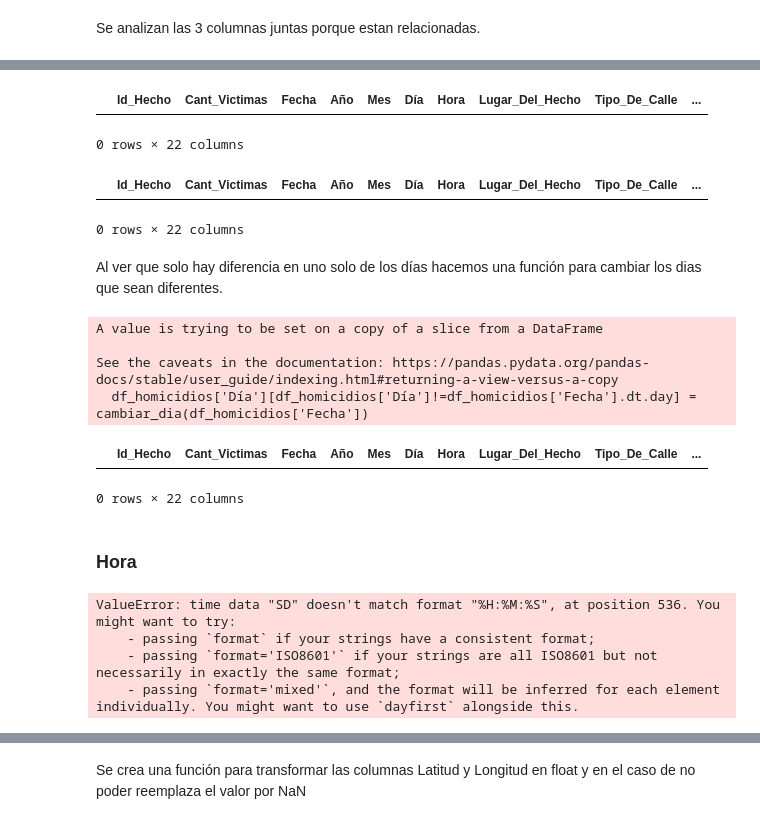
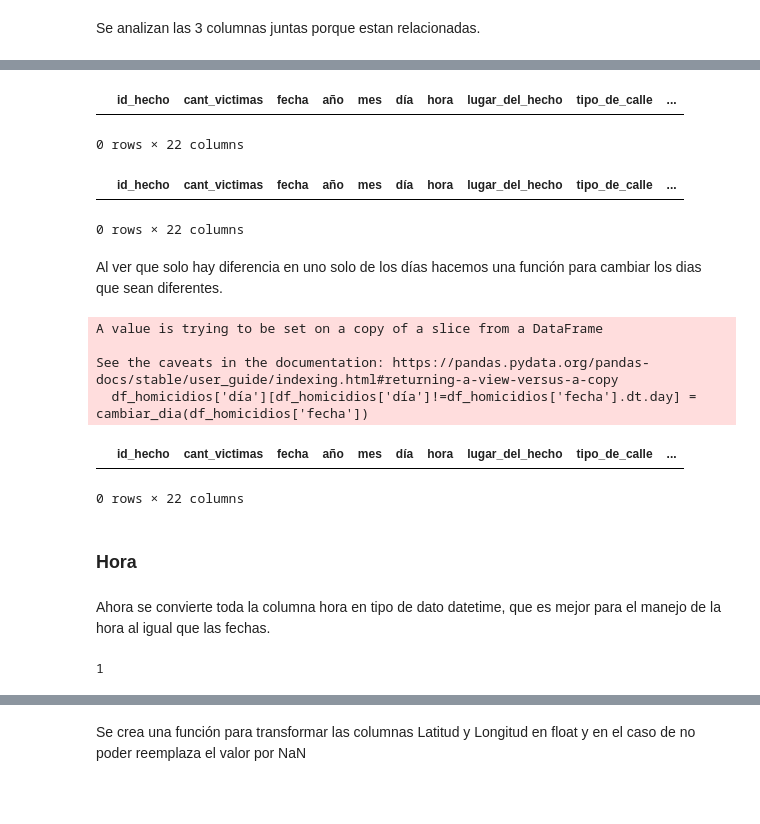
Before and after one commit to Juancito2085/PI_Data_Analyst, a Jupyter notebook: ETL.ipynb, the cells around one changed output, grey strips where cells are left out. Cells and saved outputs as stored; diff of their text form; code cells hidden in the pictures; blank space fills up the shorter version.

```diff
--- a/ETL.ipynb
+++ b/ETL.ipynb
@@ -118,10 +118,12 @@ Index(['ID_hecho', 'N_VICTIMAS', 'FECHA_x', 'AAAA_x', 'MM_x', 'DD_x', 'HORA',
        'Dirección Normalizada', 'COMUNA', 'pos x', 'pos y', 'PARTICIPANTES',
        'VICTIMA_x', 'ACUSADO', 'ROL', 'SEXO', 'EDAD'],
       dtype='object')
-# %%
-df_homicidios.columns = df_homicidios.columns.str.title()
-# %%
-df_homicidios.rename(columns={'N_Victimas':'Cant_Victimas','Fecha_X':'Fecha', 'Aaaa_X':'Año', 'Mm_X':'Mes', 'Dd_X':'Día', 'Dirección_Normalizada':'Dirección', 'Pos X':'Latitud', 'Pos Y':'Longitud','Victima_X':'Victima','PARTICIPANTES':'Involucrados'}, inplace=True)
+# %%
+df_homicidios.rename(columns={'N_VICTIMAS':'cant_victimas','FECHA_x':'fecha', 'AAAA_x':'año',
+                              'MM_x':'mes', 'DD_x':'día', 'Dirección Normalizada':'dirección',
+                              'pos x':'latitud', 'pos y':'longitud','VICTIMA_x':'victima',
+                              'PARTICIPANTES':'Involucrados'}, inplace=True)
+df_homicidios.columns = df_homicidios.columns.str.lower()
 # %%
 df_homicidios.info()
 # %% [output]
@@ -229,14 +231,14 @@ df_homicidios[df_homicidios['Día']!=df_homicidios['Fecha'].dt.day]
 | 65 | 2016-0087 | 1 | 2016-07-02 | 2016 | 7 | 3 | 00:10:00 | AUTOPISTA 1 SUR PTE ARTURO FRONDI... | AUTOPISTA | ... |
 1 rows × 22 columns
 # %%
-df_homicidios[df_homicidios['Mes']!=df_homicidios['Fecha'].dt.month]
+df_homicidios[df_homicidios['mes']!=df_homicidios['fecha'].dt.month]
 # %% [output]
-|  | Id_Hecho | Cant_Victimas | Fecha | Año | Mes | Día | Hora | Lugar_Del_Hecho | Tipo_De_Calle | ... |
+|  | id_hecho | cant_victimas | fecha | año | mes | día | hora | lugar_del_hecho | tipo_de_calle | ... |
 0 rows × 22 columns
 # %%
-df_homicidios[df_homicidios['Año']!=df_homicidios['Fecha'].dt.year]
+df_homicidios[df_homicidios['año']!=df_homicidios['fecha'].dt.year]
 # %% [output]
-|  | Id_Hecho | Cant_Victimas | Fecha | Año | Mes | Día | Hora | Lugar_Del_Hecho | Tipo_De_Calle | ... |
+|  | id_hecho | cant_victimas | fecha | año | mes | día | hora | lugar_del_hecho | tipo_de_calle | ... |
 0 rows × 22 columns
 # %% [markdown]
 Al ver que solo hay diferencia en uno solo de los días hacemos una función para cambiar los dias que sean diferentes.
@@ -244,23 +246,24 @@ Al ver que solo hay diferencia en uno solo de los días hacemos una función par
 def cambiar_dia(x):
     return x.dt.day
 # %%
-df_homicidios['Día'][df_homicidios['Día']!=df_homicidios['Fecha'].dt.day] = cambiar_dia(df_homicidios['Fecha'])
+df_homicidios['día'][df_homicidios['día']!=df_homicidios['fecha'].dt.day] = cambiar_dia(df_homicidios['fecha'])
 # %% [output]
 A value is trying to be set on a copy of a slice from a DataFrame
 
 See the caveats in the documentation: https://pandas.pydata.org/pandas-docs/stable/user_guide/indexing.html#returning-a-view-versus-a-copy
-  df_homicidios['Día'][df_homicidios['Día']!=df_homicidios['Fecha'].dt.day] = cambiar_dia(df_homicidios['Fecha'])
+  df_homicidios['día'][df_homicidios['día']!=df_homicidios['fecha'].dt.day] = cambiar_dia(df_homicidios['fecha'])
 # %%
-df_homicidios[df_homicidios['Día']!=df_homicidios['Fecha'].dt.day]
+df_homicidios[df_homicidios['día']!=df_homicidios['fecha'].dt.day]
 # %% [output]
-|  | Id_Hecho | Cant_Victimas | Fecha | Año | Mes | Día | Hora | Lugar_Del_Hecho | Tipo_De_Calle | ... |
+|  | id_hecho | cant_victimas | fecha | año | mes | día | hora | lugar_del_hecho | tipo_de_calle | ... |
 0 rows × 22 columns
 # %% [markdown]
 ### Hora
+# %% [markdown]
+Ahora se convierte toda la columna hora en tipo de dato datetime, que es mejor para el manejo de la hora al igual que las fechas.
 # %%
-df_homicidios['Hora']=pd.to_datetime(df_homicidios['Hora'], format='%H:%M:%S').dt.time
+df_homicidios['hora']= pd.to_datetime(df_homicidios['hora'], format='%H:%M:%S', errors='coerce')
-# %% [output]
-ValueError: time data "SD" doesn't match format "%H:%M:%S", at position 536. You might want to try:
-    - passing `format` if your strings have a consistent format;
-    - passing `format='ISO8601'` if your strings are all ISO8601 but not necessarily in exactly the same format;
-    - passing `format='mixed'`, and the format will be inferred for each element individually. You might want to use `dayfirst` alongside this.
+# %%
+df_homicidios['hora'].isnull().sum()
+# %% [output]
+1
```
Also changed, not shown: parts of 41 cells of this notebook, 4 other files.
